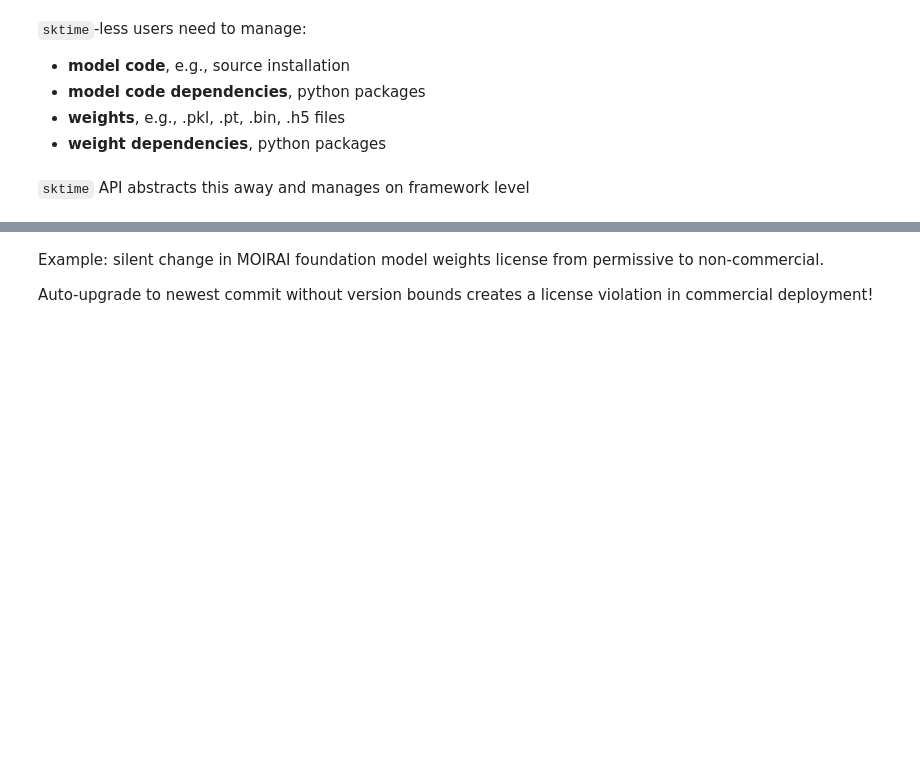
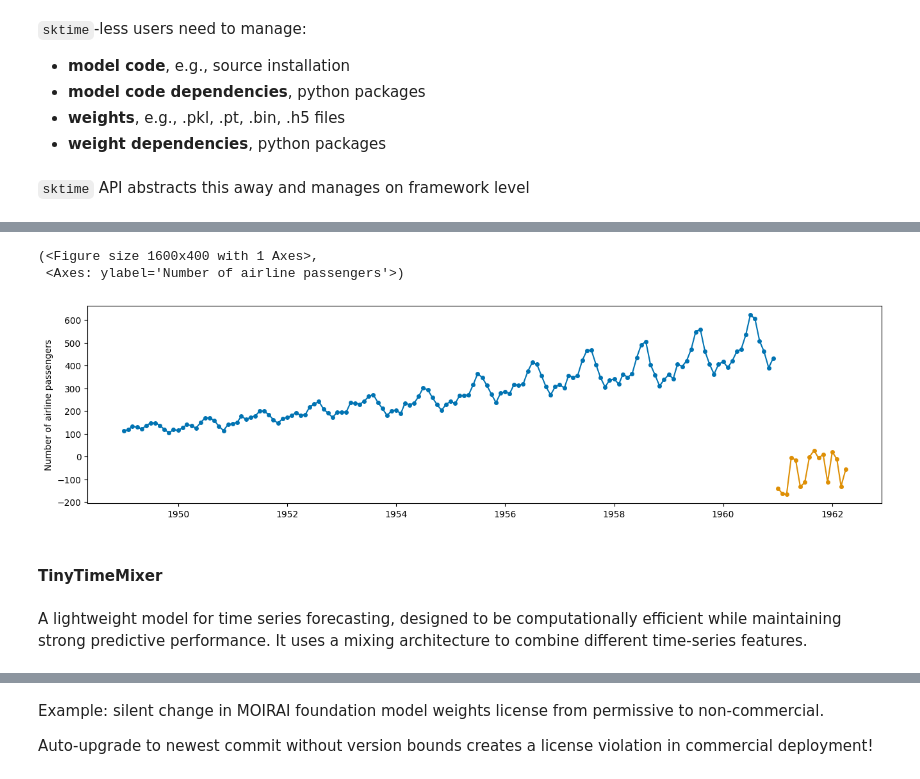
Before and after one commit to sktime/sktime-tutorial-euroscipy2024, a Jupyter notebook: notebooks/03_global_forecasting.ipynb, the cells around one changed output, grey strips where cells are left out. Drawn from its saved outputs; the diff is of its cells as text; code cells hidden in the pictures; blank space fills up the shorter version.

```diff
--- a/notebooks/03_global_forecasting.ipynb
+++ b/notebooks/03_global_forecasting.ipynb
@@ -348,0 +415,23 @@ works like any other forecaster!
+# %%
+from sktime.forecasting.hf_transformers_forecaster import HFTransformersForecaster
+
+forecaster = HFTransformersForecaster(
+    model_path = "huggingface/autoformer-tourism-monthly",
+    fit_strategy = "minimal",
+    training_args = {
+        "num_train_epochs": 20,
+        "output_dir": "test_output",
+        "per_device_train_batch_size": 32,
+        "report_to": "none",
+    },
+    config = {
+        "lags_sequence": [1, 2, 3],
+        "context_length": 8,
+        "prediction_length": pred_len,
+        "use_cpu": True,
+        "label_length": 8,
+    },
+    deterministic = True,
+)
+forecaster.fit(y, fh=list(range(1, pred_len+1)))
+y_pred = forecaster.predict()
@@ -349,3 +458,13 @@ works like any other forecaster!
+# %%
+plot_series(y, y_pred)
+# %% [output]
+(<Figure size 1600x400 with 1 Axes>,
+ <Axes: ylabel='Number of airline passengers'>)
+[figure, added]
+# %% [markdown]
+#### TinyTimeMixer
+# %% [markdown]
+A lightweight model for time series forecasting, designed to be computationally efficient while maintaining strong predictive performance. It uses a mixing architecture to combine different time-series features.
 # %%
 from sktime.forecasting.ttm import TinyTimeMixerForecaster
 from sktime.datasets import load_airline
```
Also changed, not shown: parts of 56 cells of this notebook.
